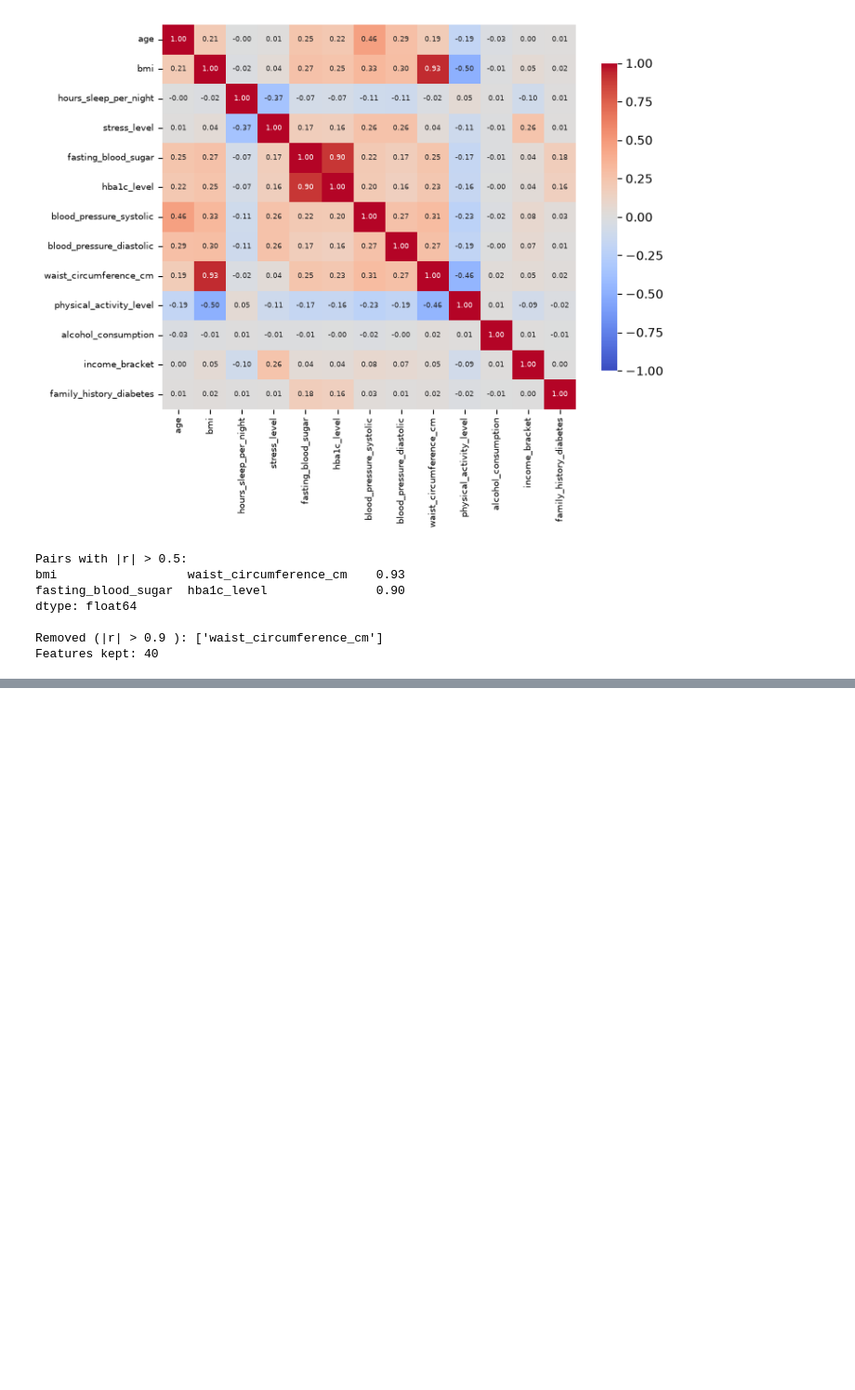
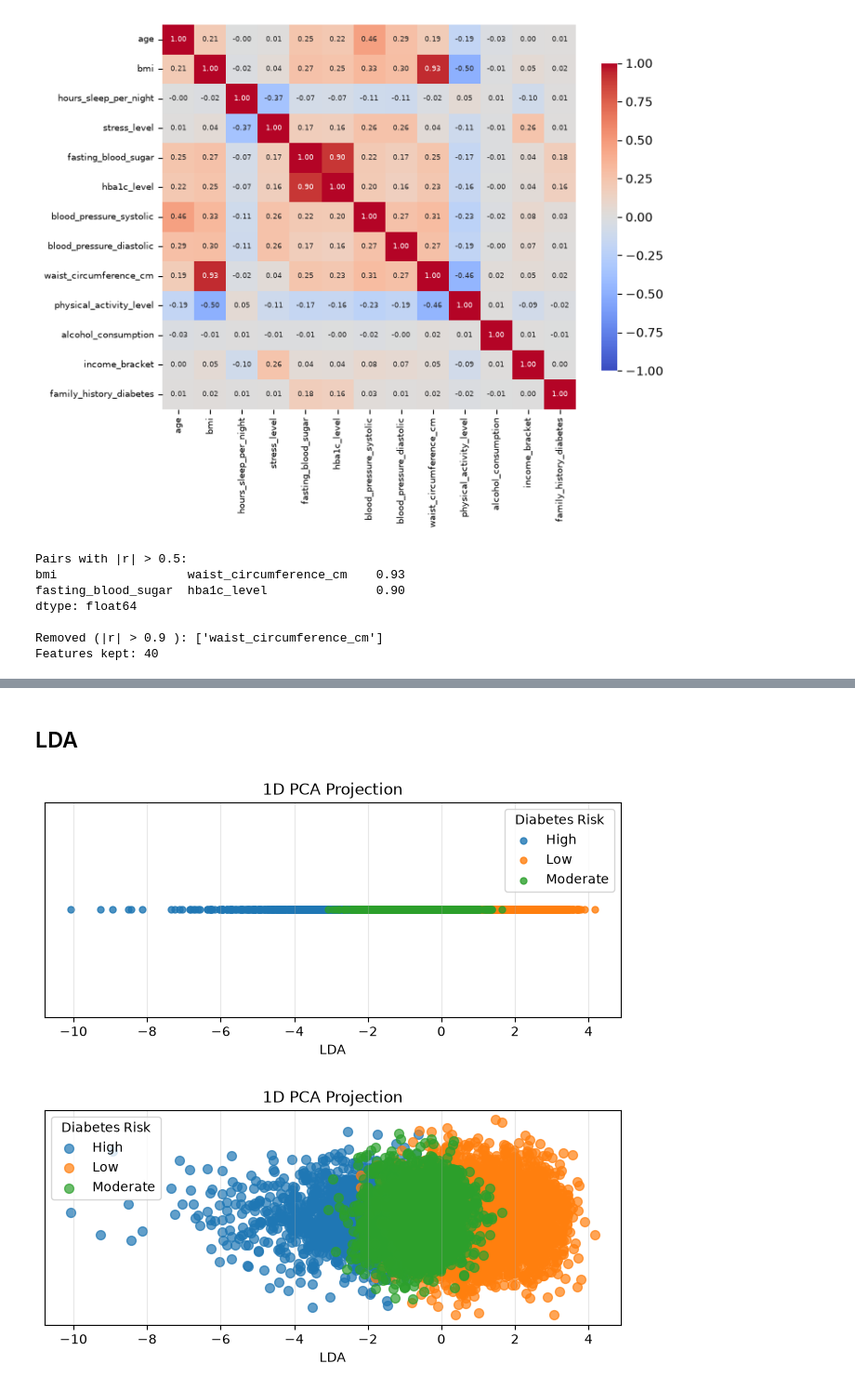
Before and after one commit to rodrigojsm/AC_Project, a Jupyter notebook: AC_project.ipynb, the cells around one changed output, grey strips where cells are left out. Shown at 93% size. Saved outputs shown, nothing was run; the diff lists cells and outputs as text; code cells hidden in the pictures; blank space fills up the shorter version.

```diff
--- a/AC_project.ipynb
+++ b/AC_project.ipynb
@@ -287,0 +415,17 @@ Features kept: 40
+# %% [markdown]
+## LDA
+# %%
+from sklearn.discriminant_analysis import LinearDiscriminantAnalysis
+
+Xp_train_norm_df = pd.DataFrame(Xp_train_norm, columns=Xp_train_norm[0])
+
+lda = LinearDiscriminantAnalysis()
+lda.fit(Xp_train_norm_df, y_train)
+
+transformed = lda.transform(X)
+
+show_PCA_LDA(False, transformed, y_train, "LDA")
+show_PCA_LDA(True, transformed, y_train, "LDA")
+# %% [output]
+[figure, added]
+[figure, added]
```
Also changed, not shown: parts of 4 cells of this notebook.
